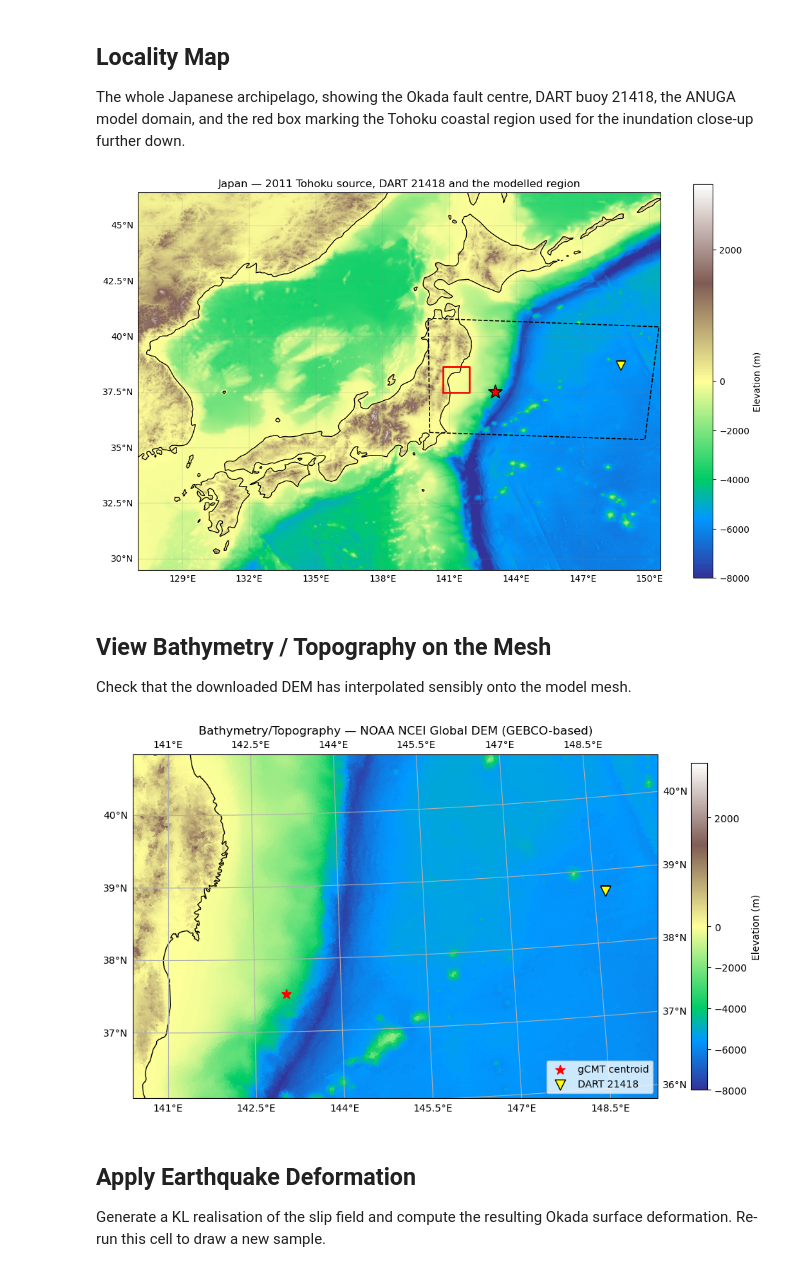
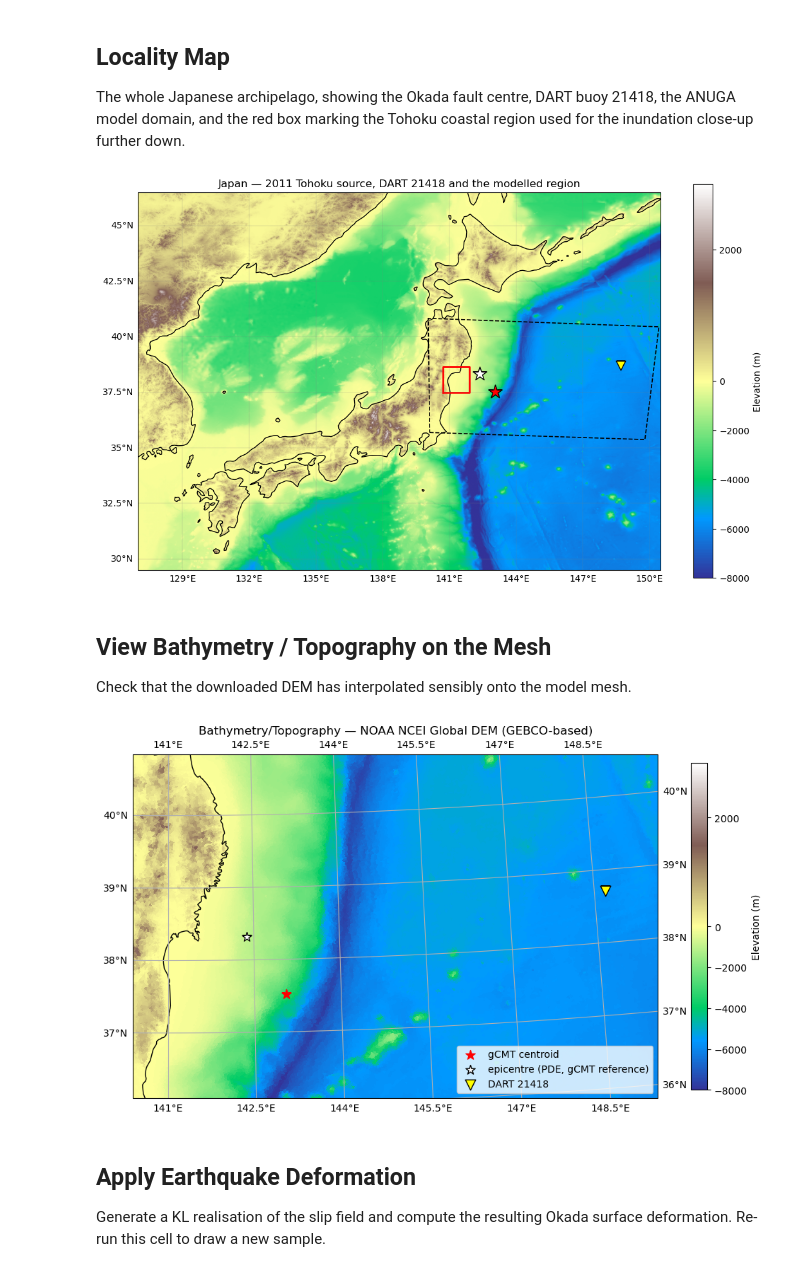
Before and after one commit to stoiver/Tohoku, a Jupyter notebook: notebook_tohoku_open_elevation.ipynb, the cells around one changed output. Cells and saved outputs as stored; diff of their text form; code cells hidden in the pictures.

```diff
--- a/notebook_tohoku_open_elevation.ipynb
+++ b/notebook_tohoku_open_elevation.ipynb
@@ -136,6 +136,11 @@ km = 1000.0
 # centroid 38.32 N 142.97 E:
 #   https://earthquake.usgs.gov/earthquakes/eventpage/official20110311054624120_30
 x0, y0, _, _ = utm.from_latlon(37.52, 143.05, force_zone_number=54)    # 681161, 4154535
+
+# The hypocentre that centroid was computed relative to: the USGS NEIC PDE
+# origin listed in the same gCMT record, 38.32 N 142.37 E, 24.4 km depth,
+# 05:46:23.0 UTC (gCMT time shift 69.76 s).  Marked on the maps as the epicentre.
+xe, ye, _, _ = utm.from_latlon(38.32, 142.37, force_zone_number=54)    # 619760, 4242209
 
 # The deformation is released at the gCMT centroid time, 69 s after the USGS
 # origin time (05:46:23.7 UTC) that 21418_notide.txt is referenced to.  ANUGA
@@ -445,6 +450,8 @@ ax.plot(np.append(poly[:, 0], poly[0, 0]), np.append(poly[:, 1], poly[0, 1]),
 
 ax.scatter(x0, y0, marker='*', color='red', edgecolor='k', s=260, zorder=5,
            transform=ccrs.UTM(zone=54), label='gCMT centroid')
+ax.scatter(xe, ye, marker='*', color='white', edgecolor='k', s=260, zorder=5,
+           transform=ccrs.UTM(zone=54), label='epicentre (PDE, gCMT reference)')
 
 ax.scatter(gauges[21418].long, gauges[21418].lat, marker='v', color='yellow',
            edgecolor='k', s=110, zorder=5, transform=ccrs.PlateCarree(),
@@ -465,7 +472,7 @@ plt.colorbar(img, ax=ax, shrink=0.85, label='Elevation (m)')
 plt.title('Japan \u2014 2011 Tohoku source, DART 21418 and the modelled region')
 plt.tight_layout()
 # %% [output]
-[figure, old version]
+[figure, new version]
 # %% [markdown]
 ## View Bathymetry / Topography on the Mesh
 
@@ -475,34 +482,35 @@ import cartopy.crs as ccrs
 
 dplotter = anuga.Domain_plotter(domain, absolute=True)
 
 fig, ax = plt.subplots(figsize=(10, 8), subplot_kw={'projection': ccrs.UTM(zone=54)})
 
 md = 0.01  # wet/dry threshold
 
 img = ax.tripcolor(dplotter.triang, facecolors=dplotter.elev, **elev_style)
 
 ax.set_extent(overview_extent_ll, crs=PC)
 
 ax.scatter(x0, y0, marker='*', color='r', s=100, transform=ccrs.UTM(zone=54), label='gCMT centroid')
+ax.scatter(xe, ye, marker='*', color='white', edgecolor='k', s=100, transform=ccrs.UTM(zone=54), label='epicentre (PDE, gCMT reference)')
 #ax.scatter(gauges[21418].east, gauges[21418].north, marker='+', color='w', s=80,
 #           transform=ccrs.UTM(zone=54), label='DART 21418')
 ax.scatter(gauges[21418].east, gauges[21418].north, marker='v', color='yellow',
            edgecolor='k', s=110, zorder=5, transform=ccrs.UTM(zone=54),
            label='DART 21418')
 for k in []: #[0, 1, 2]:
     ax.scatter(gauges[k].east, gauges[k].north, marker='+', color='k', s=60,
                transform=ccrs.UTM(zone=54))
 
 ax.gridlines(draw_labels=True)
 ax.coastlines(resolution='10m')
 ax.legend(loc='lower right')
 plt.colorbar(img, ax=ax, shrink=0.6, label='Elevation (m)')
 dem_name = {'open': 'NOAA NCEI Global DEM (GEBCO-based)',
             'pts':  'Tohoku.pts over the NOAA NCEI Global DEM'}[elevation_source]
 plt.title(f'Bathymetry/Topography — {dem_name}')
 plt.tight_layout()
 # %% [output]
-[figure, old version]
+[figure, new version]
 # %% [markdown]
 ## Apply Earthquake Deformation
 
```
Also changed, not shown: parts of 3 cells of this notebook, 1 other file.
